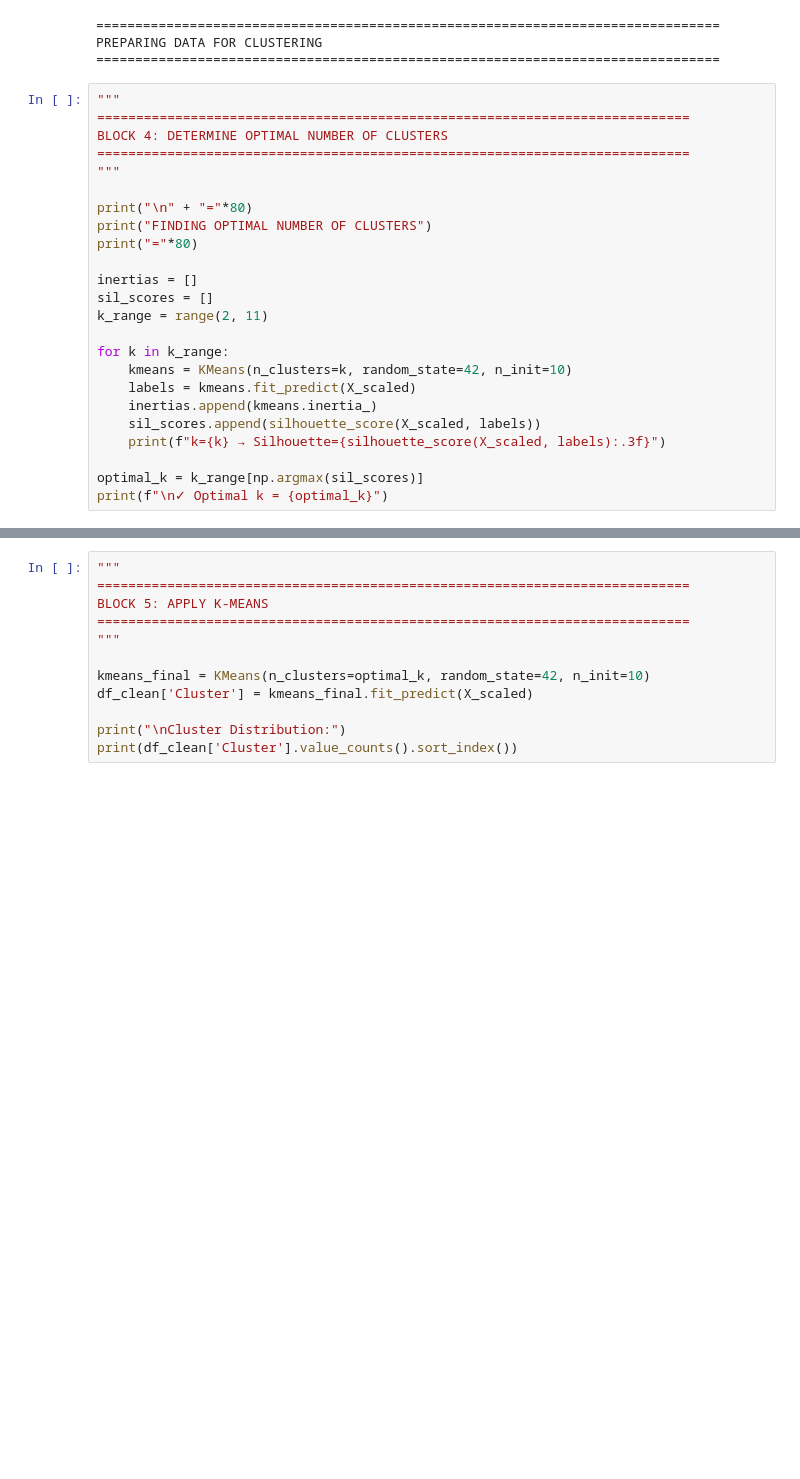
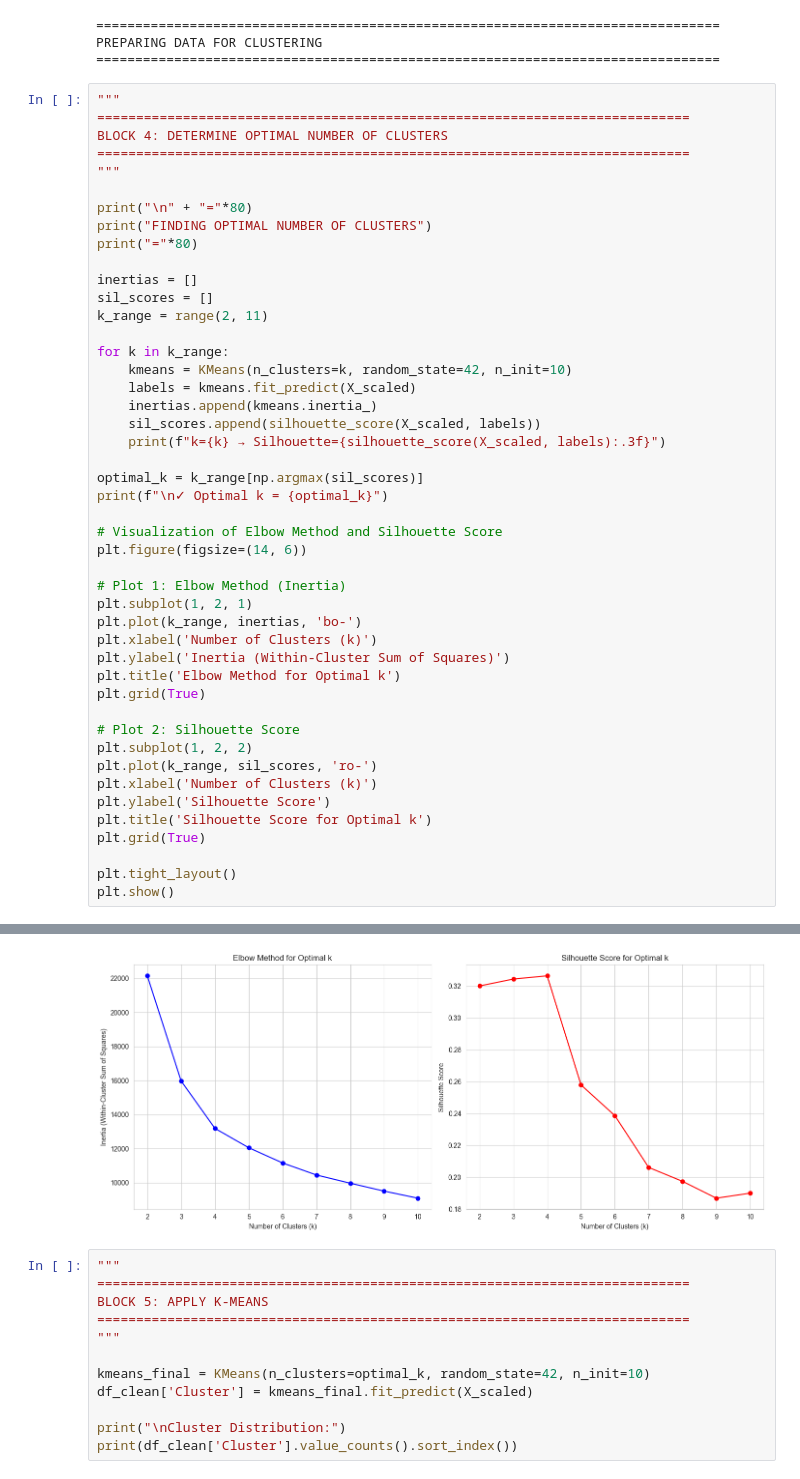
Before and after one commit to FaisalSWEN/SPL-Analytics-ML-Approach, a Jupyter notebook: Unsupervised_Learning/Phase3_Unsupervised_Learning.ipynb, the cells around one changed output, grey strips where cells are left out. Cells and saved outputs as stored; diff of their text form; blank space fills up the shorter version.

```diff
--- a/Unsupervised_Learning/Phase3_Unsupervised_Learning.ipynb
+++ b/Unsupervised_Learning/Phase3_Unsupervised_Learning.ipynb
@@ -188,6 +190,28 @@ for k in k_range:
 
 optimal_k = k_range[np.argmax(sil_scores)]
 print(f"\n✓ Optimal k = {optimal_k}")
+
+# Visualization of Elbow Method and Silhouette Score
+plt.figure(figsize=(14, 6))
+
+# Plot 1: Elbow Method (Inertia)
+plt.subplot(1, 2, 1)
+plt.plot(k_range, inertias, 'bo-')
+plt.xlabel('Number of Clusters (k)')
+plt.ylabel('Inertia (Within-Cluster Sum of Squares)')
+plt.title('Elbow Method for Optimal k')
+plt.grid(True)
+
+# Plot 2: Silhouette Score
+plt.subplot(1, 2, 2)
+plt.plot(k_range, sil_scores, 'ro-')
+plt.xlabel('Number of Clusters (k)')
+plt.ylabel('Silhouette Score')
+plt.title('Silhouette Score for Optimal k')
+plt.grid(True)
+
+plt.tight_layout()
+plt.show()
 # %% [output]
 ================================================================================
 FINDING OPTIMAL NUMBER OF CLUSTERS
@@ -203,6 +230,7 @@ k=9 → Silhouette=0.187
 k=10 → Silhouette=0.190
 
 ✓ Optimal k = 4
+[figure, added]
 # %%
 """
 ============================================================================
```
Also changed, not shown: parts of 2 cells of this notebook, 9 other files.
